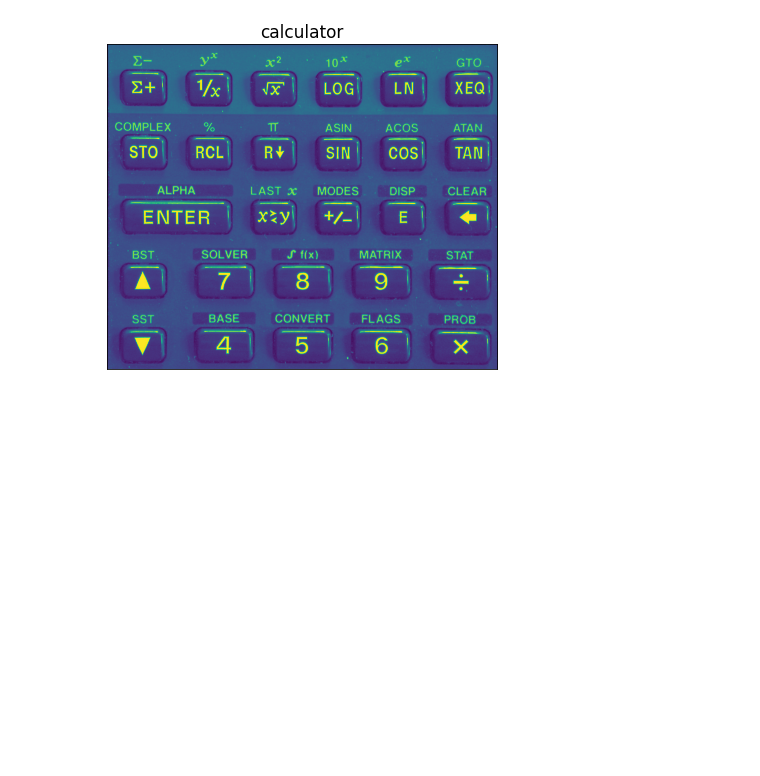
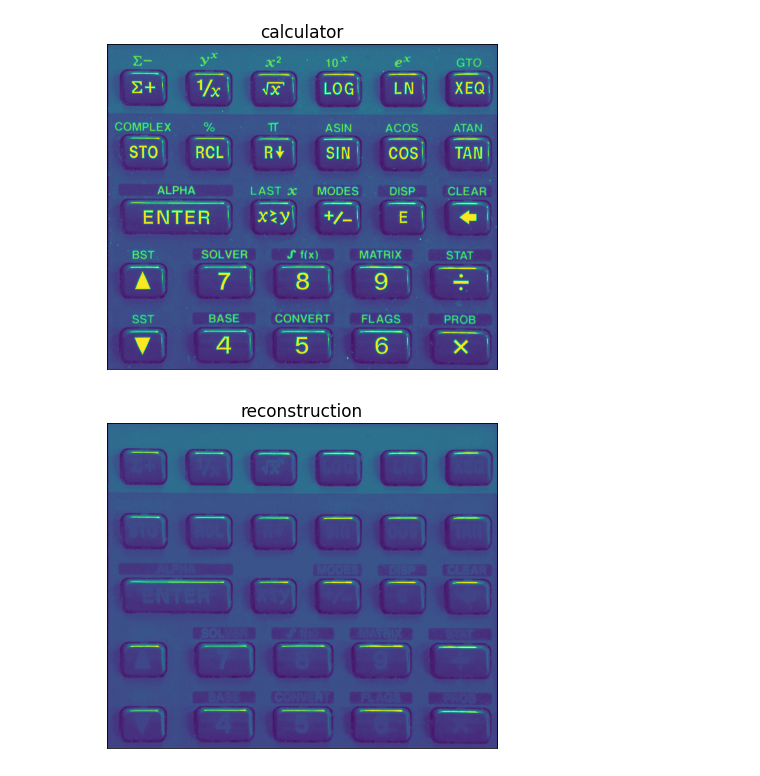
Before and after one commit to sy1wi4/WDCPO-2021, a Jupyter notebook: 08_morphology.ipynb, the cells around one changed output. Drawn from its saved outputs; the diff is of its cells as text; code cells hidden in the pictures; blank space fills up the shorter version.

```diff
--- a/08_morphology.ipynb
+++ b/08_morphology.ipynb
@@ -403,3 +403,22 @@ calculator = cv2.imread('calculator.bmp', cv2.COLOR_BGR2GRAY)
 show_image(calculator, "calculator")
 # %% [output]
 [figure]
+# %%
+def reconstruction(image):
+    str_element = cv2.getStructuringElement(cv2.MORPH_RECT, (5,5))
+    marker = cv2.erode(image, np.ones((1,71), dtype=np.uint8))
+    mask = image
+
+    while True:
+        dilation = cv2.dilate(marker, str_element)
+        dilation = np.minimum(dilation, mask)
+        if (marker == dilation).all():
+            return dilation
+        marker = dilation
+# %%
+# opening via reconstruction
+
+calc_rec = reconstruction(calculator)
+show_image(calc_rec, "reconstruction")
+# %% [output]
+[figure, added]
```
Also changed, not shown: parts of 8 cells of this notebook.
